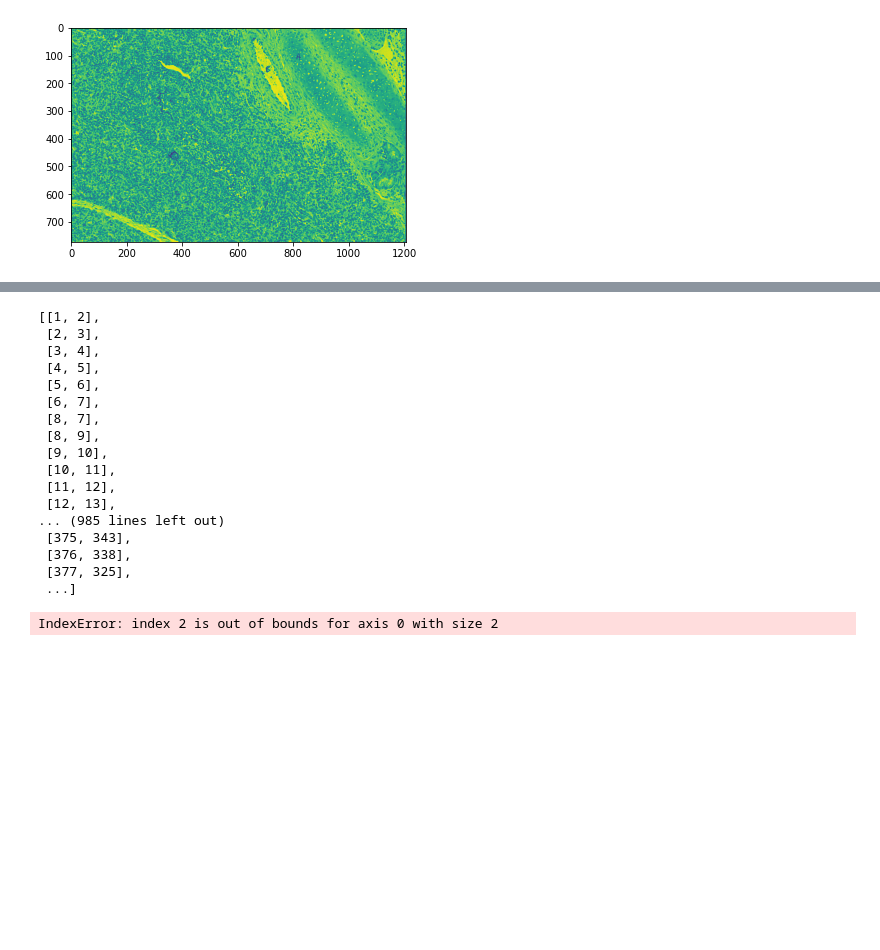
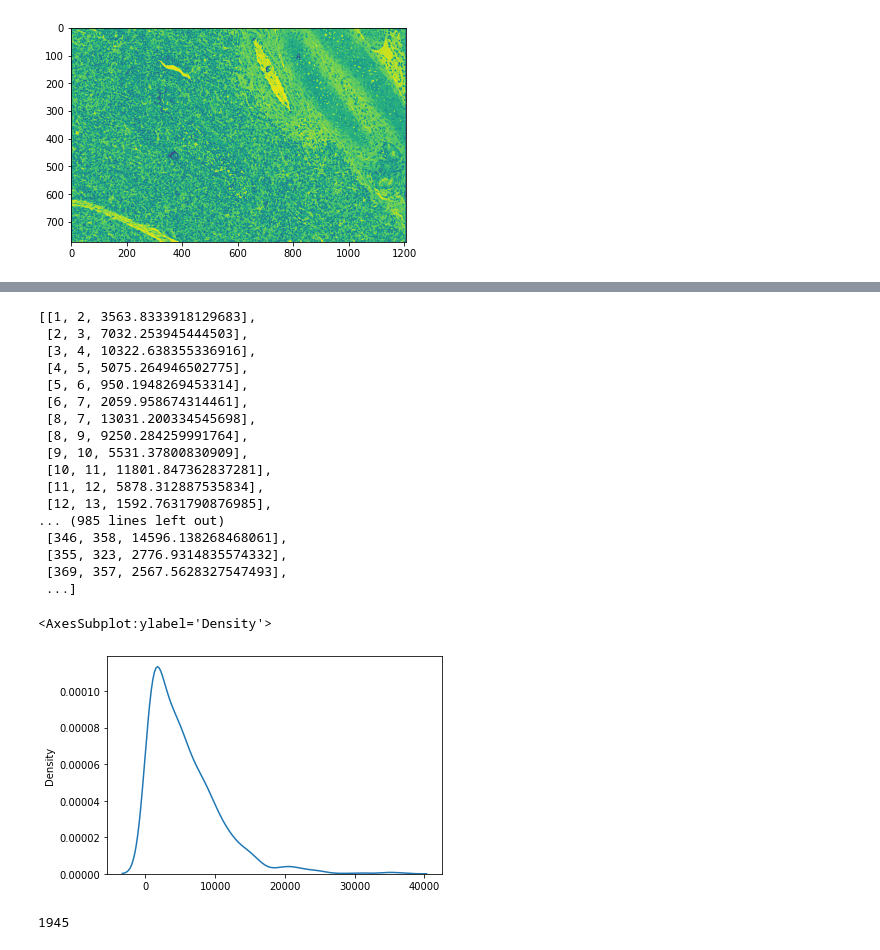
Before and after one commit to sriram98v/histology_segmentation, a Jupyter notebook: Untitled.ipynb, the cells around one changed output, grey strips where cells are left out. Cells and saved outputs as stored; diff of their text form; code cells hidden in the pictures; blank space fills up the shorter version.

```diff
--- a/Untitled.ipynb
+++ b/Untitled.ipynb
@@ -40,27 +65,26 @@ for i in range(segments.shape[0]):
         if len(x)==2:
             if x not in edge_list:
                 edge_list.append(x)
-edge_list = [list(i) for i in edge_list]
+
+edge_list = [list(i)+[abs((mean_pixel_values[list(i)[0]])**2 - (mean_pixel_values[list(i)[1]])**2)] for i in edge_list]
 edge_list
 # %% [output]
-[[1, 2],
- [2, 3],
- [3, 4],
- [4, 5],
- [5, 6],
- [6, 7],
- [8, 7],
- [8, 9],
- [9, 10],
- [10, 11],
- [11, 12],
- [12, 13],
+[[1, 2, 3563.8333918129683],
+ [2, 3, 7032.253945444503],
+ [3, 4, 10322.638355336916],
+ [4, 5, 5075.264946502775],
+ [5, 6, 950.1948269453314],
+ [6, 7, 2059.958674314461],
+ [8, 7, 13031.200334545698],
+ [8, 9, 9250.284259991764],
+ [9, 10, 5531.37800830909],
+ [10, 11, 11801.847362837281],
+ [11, 12, 5878.312887535834],
+ [12, 13, 1592.7631790876985],
 ... (985 lines left out)
- [375, 343],
- [376, 338],
- [377, 325],
+ [346, 358, 14596.138268468061],
+ [355, 323, 2776.9314835574332],
+ [369, 357, 2567.5628327547493],
  ...]
 # %%
-G = Graph.from_edges(edge_list)
+# G = Graph.from_edges(edge_list)
-# %% [output]
-IndexError: index 2 is out of bounds for axis 0 with size 2
@@ -66,0 +93,9 @@ IndexError: index 2 is out of bounds for axis 0 with size 2
+# %%
+sns.kdeplot(data=np.array(edge_list)[:, -1])
+# %% [output]
+<AxesSubplot:ylabel='Density'>
+[figure, added]
+# %%
+len(edge_list)
+# %% [output]
+1945
```
Also changed, not shown: parts of 5 cells of this notebook, 1 other file.
